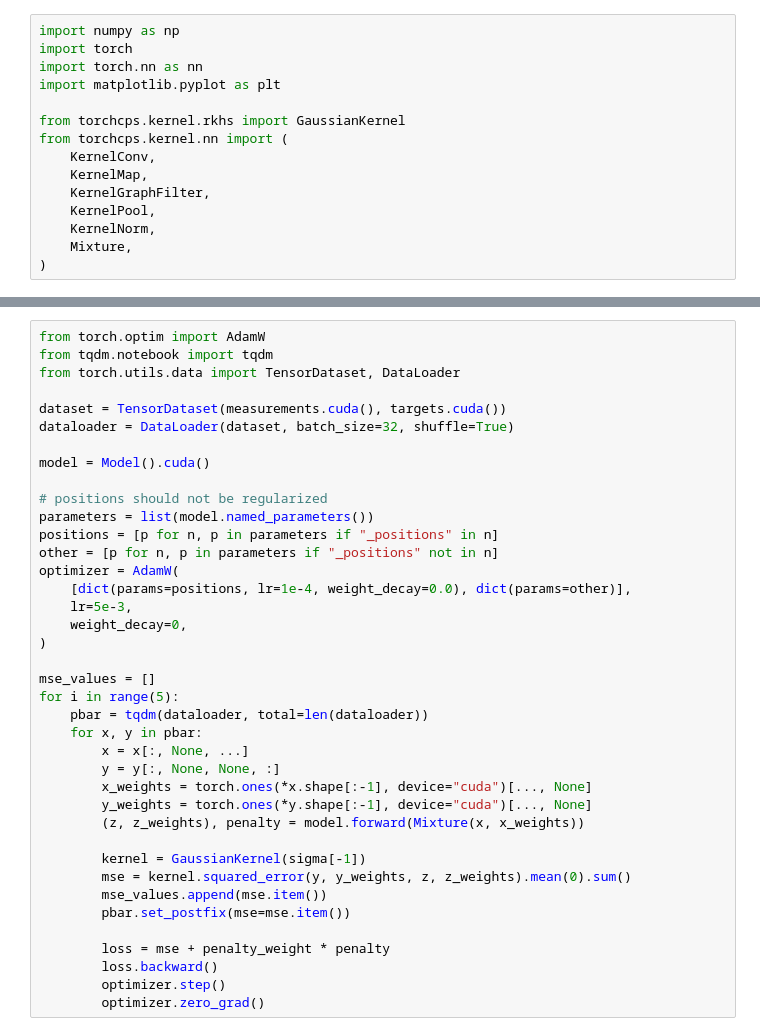
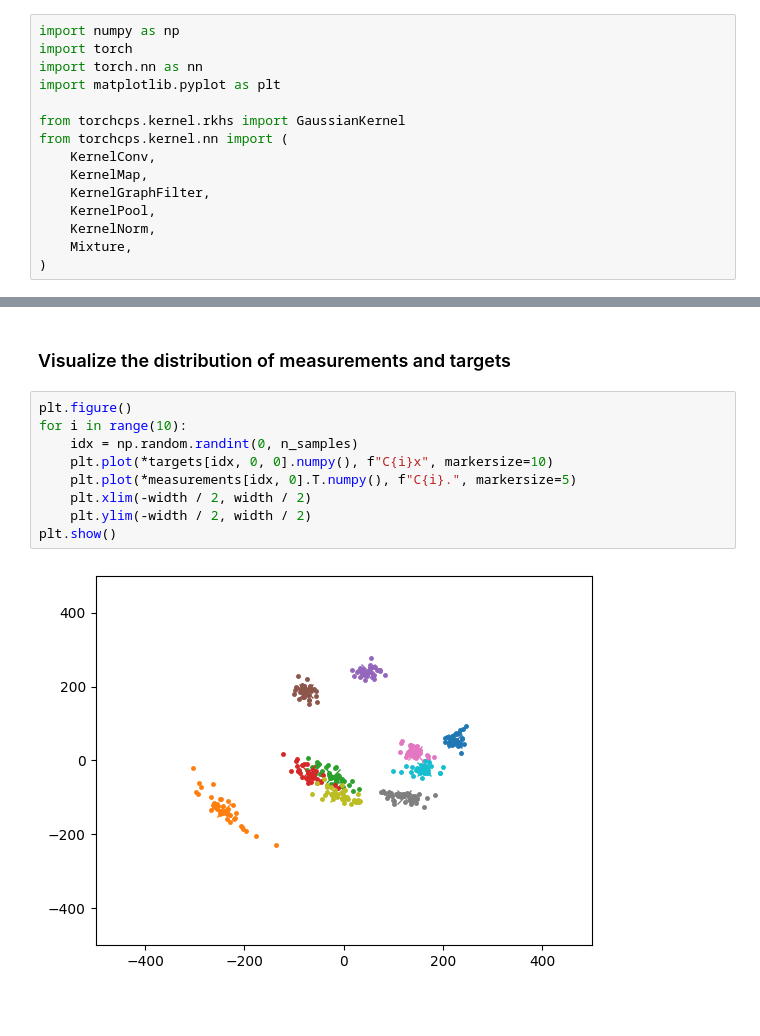
Before and after one commit to Damowerko/torchcps, a Jupyter notebook: notebooks/synthetic.ipynb, the cells around one changed output, grey strips where cells are left out. Cells and saved outputs as stored; diff of their text form; blank space fills up the shorter version.

```diff
--- a/notebooks/synthetic.ipynb
+++ b/notebooks/synthetic.ipynb
@@ -123,39 +66,13 @@ class Model(nn.Module):
-# %%
-from torch.optim import AdamW
-from tqdm.notebook import tqdm
-from torch.utils.data import TensorDataset, DataLoader
-
-dataset = TensorDataset(measurements.cuda(), targets.cuda())
-dataloader = DataLoader(dataset, batch_size=32, shuffle=True)
-
-model = Model().cuda()
-
-# positions should not be regularized
-parameters = list(model.named_parameters())
-positions = [p for n, p in parameters if "_positions" in n]
-other = [p for n, p in parameters if "_positions" not in n]
-optimizer = AdamW(
-    [dict(params=positions, lr=1e-4, weight_decay=0.0), dict(params=other)],
-    lr=5e-3,
-    weight_decay=0,
-)
-
-mse_values = []
-for i in range(5):
-    pbar = tqdm(dataloader, total=len(dataloader))
-    for x, y in pbar:
-        x = x[:, None, ...]
-        y = y[:, None, None, :]
-        x_weights = torch.ones(*x.shape[:-1], device="cuda")[..., None]
-        y_weights = torch.ones(*y.shape[:-1], device="cuda")[..., None]
-        (z, z_weights), penalty = model.forward(Mixture(x, x_weights))
-
-        kernel = GaussianKernel(sigma[-1])
-        mse = kernel.squared_error(y, y_weights, z, z_weights).mean(0).sum()
-        mse_values.append(mse.item())
-        pbar.set_postfix(mse=mse.item())
-
-        loss = mse + penalty_weight * penalty
-        loss.backward()
-        optimizer.step()
-        optimizer.zero_grad()
+# %% [markdown]
+### Visualize the distribution of measurements and targets
+# %%
+plt.figure()
+for i in range(10):
+    idx = np.random.randint(0, n_samples)
+    plt.plot(*targets[idx, 0, 0].numpy(), f"C{i}x", markersize=10)
+    plt.plot(*measurements[idx, 0].T.numpy(), f"C{i}.", markersize=5)
+    plt.xlim(-width / 2, width / 2)
+    plt.ylim(-width / 2, width / 2)
+plt.show()
+# %% [output]
+[figure, added]
```
Also changed, not shown: parts of 10 cells of this notebook, 5 other files.
